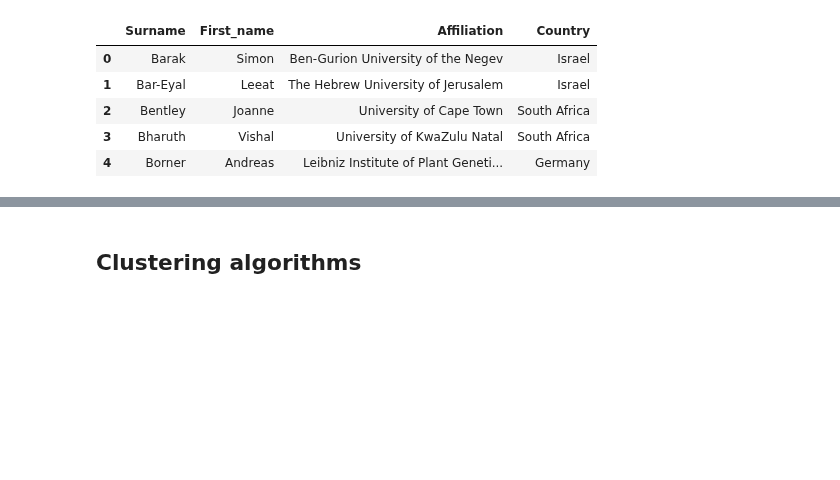
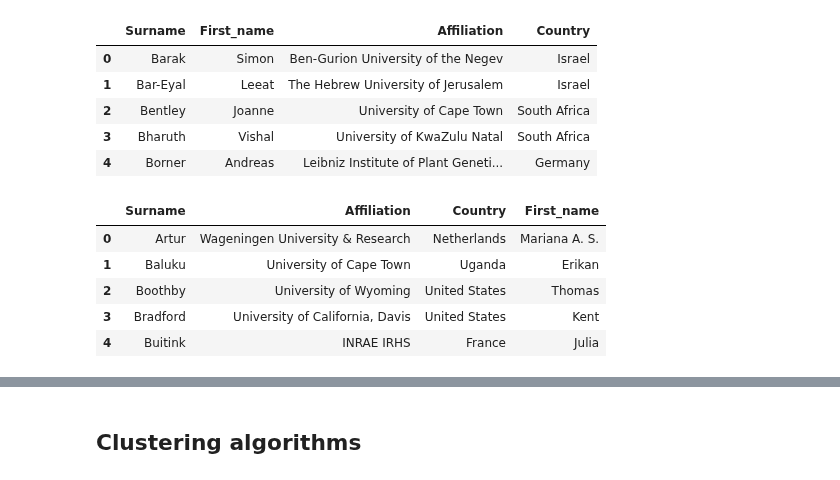
Before and after one commit to serenalotreck/desiccation-network, a Jupyter notebook: notebooks/author_enrichment.ipynb, the cells around one changed output, grey strips where cells are left out. Saved outputs shown, nothing was run; the diff lists cells and outputs as text; code cells hidden in the pictures; blank space fills up the shorter version.

```diff
--- a/notebooks/author_enrichment.ipynb
+++ b/notebooks/author_enrichment.ipynb
@@ -24,3 +27,16 @@ attendees_2016.head()
 | 2 | Bentley | Joanne | University of Cape Town | South Africa |
 | 3 | Bharuth | Vishal | University of KwaZulu Natal | South Africa |
 | 4 | Borner | Andreas | Leibniz Institute of Plant Geneti... | Germany |
+# %%
+attendees_2024 = pd.read_excel('../data/conference_data/20240102_RegChecklist.xlsx')
+attendees_2024['First_name'] = [' '.join([name_elt for name_elt in full_name if name_elt not in last_name]) for full_name, last_name in zip(attendees_2024['Name'].str.split(), attendees_2024['Last Name'].str.split())]
+attendees_2024 = attendees_2024.rename(columns={'Last Name': 'Surname', 'Institution': 'Affiliation'})
+attendees_2024 = attendees_2024.drop(columns=['Name', 'Title'])
+attendees_2024.head()
+# %% [output]
+|  | Surname | Affiliation | Country | First_name |
+| 0 | Artur | Wageningen University & Research | Netherlands | Mariana A. S. |
+| 1 | Baluku | University of Cape Town | Uganda | Erikan |
+| 2 | Boothby | University of Wyoming | United States | Thomas |
+| 3 | Bradford | University of California, Davis | United States | Kent |
+| 4 | Buitink | INRAE IRHS | France | Julia |
```
Also changed, not shown: parts of 26 cells of this notebook.
